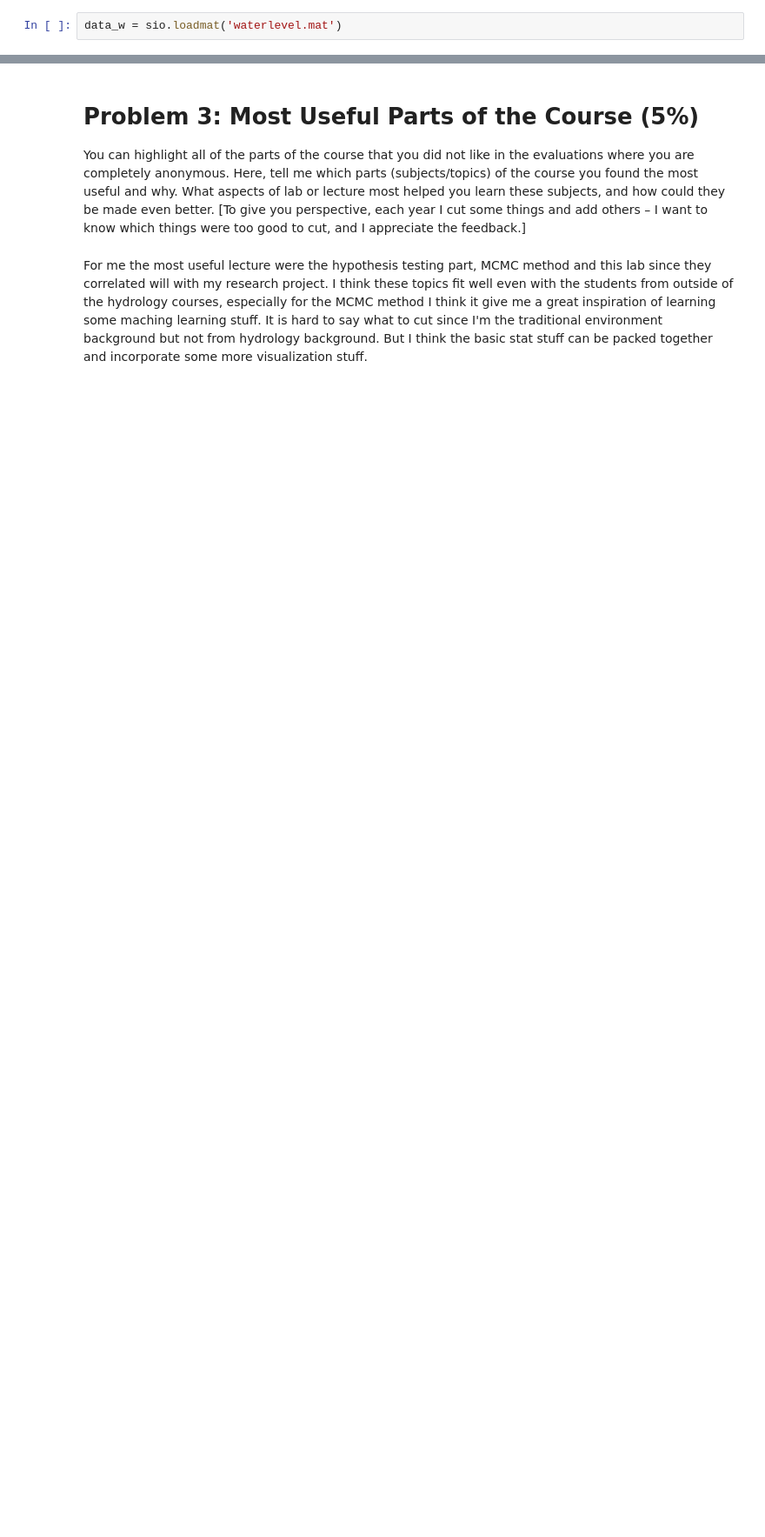
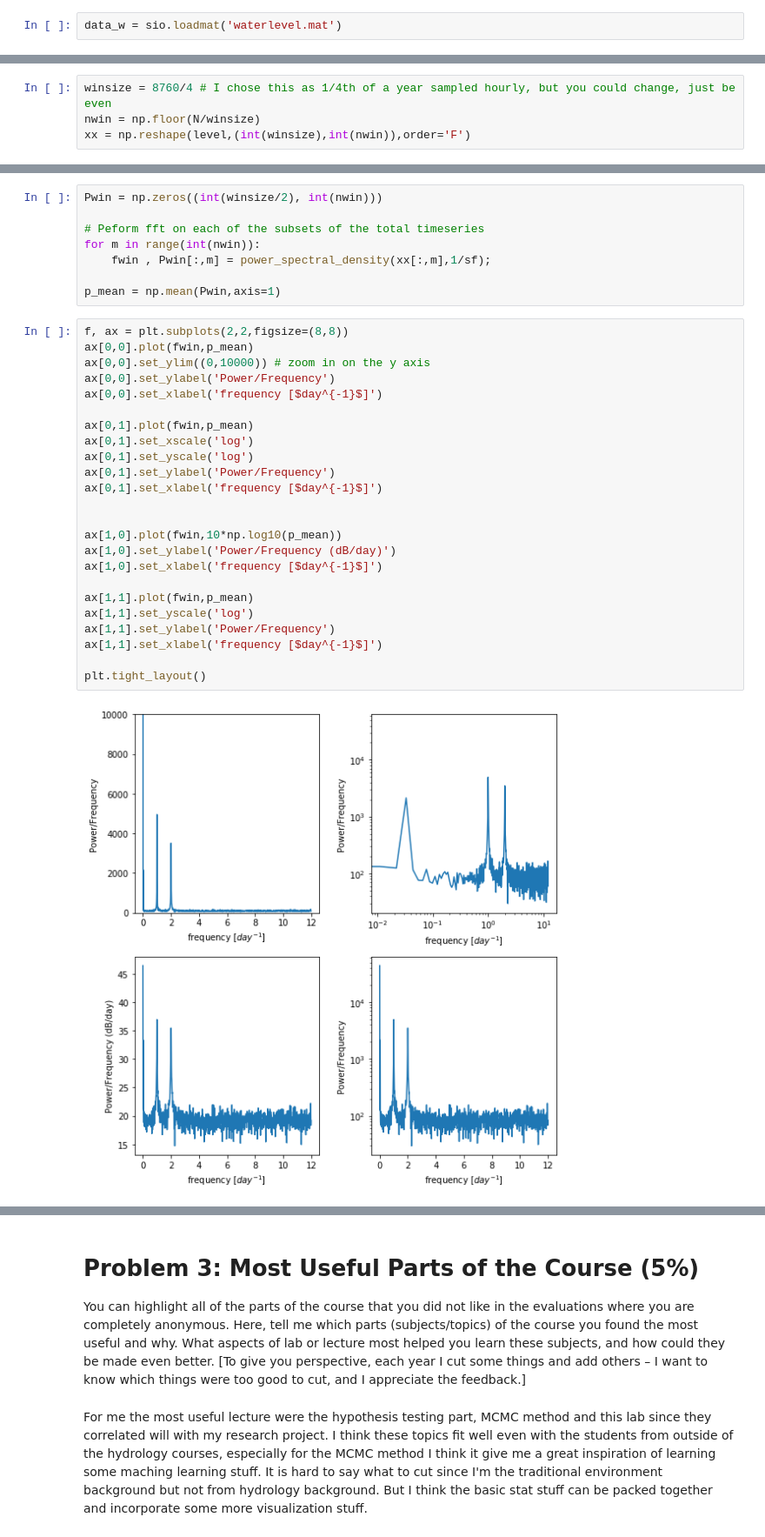
Before and after one commit to AzusaSayuri/UW-Data-analysis, a Jupyter notebook: HW8/Assignment8-XiminHu.ipynb, the cells around one changed output, grey strips where cells are left out. Shown at 87% size. Saved outputs shown, nothing was run; the diff lists cells and outputs as text; blank space fills up the shorter version.

```diff
--- a/HW8/Assignment8-XiminHu.ipynb
+++ b/HW8/Assignment8-XiminHu.ipynb
@@ -248,0 +337,4 @@ TypeError: only size-1 arrays can be converted to Python scalars
+# %%
+winsize = 8760/4 # I chose this as 1/4th of a year sampled hourly, but you could change, just be even
+nwin = np.floor(N/winsize)
+xx = np.reshape(level,(int(winsize),int(nwin)),order='F')
@@ -248,0 +354,34 @@ TypeError: only size-1 arrays can be converted to Python scalars
+# %%
+Pwin = np.zeros((int(winsize/2), int(nwin)))
+
+# Peform fft on each of the subsets of the total timeseries
+for m in range(int(nwin)):
+    fwin , Pwin[:,m] = power_spectral_density(xx[:,m],1/sf);
+
+p_mean = np.mean(Pwin,axis=1)
+# %%
+f, ax = plt.subplots(2,2,figsize=(8,8))
+ax[0,0].plot(fwin,p_mean)
+ax[0,0].set_ylim((0,10000)) # zoom in on the y axis
+ax[0,0].set_ylabel('Power/Frequency')
+ax[0,0].set_xlabel('frequency [$day^{-1}$]')
+
+ax[0,1].plot(fwin,p_mean)
+ax[0,1].set_xscale('log')
+ax[0,1].set_yscale('log')
+ax[0,1].set_ylabel('Power/Frequency')
+ax[0,1].set_xlabel('frequency [$day^{-1}$]')
+
+
+ax[1,0].plot(fwin,10*np.log10(p_mean))
+ax[1,0].set_ylabel('Power/Frequency (dB/day)')
+ax[1,0].set_xlabel('frequency [$day^{-1}$]')
+
+ax[1,1].plot(fwin,p_mean)
+ax[1,1].set_yscale('log')
+ax[1,1].set_ylabel('Power/Frequency')
+ax[1,1].set_xlabel('frequency [$day^{-1}$]')
+
+plt.tight_layout()
+# %% [output]
+[figure, added]
```
Also changed, not shown: parts of 20 cells of this notebook, 1 other file.
